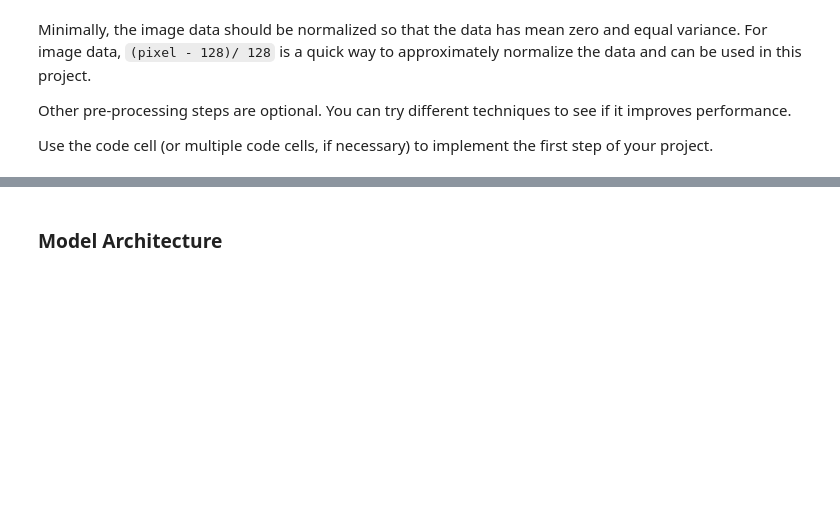
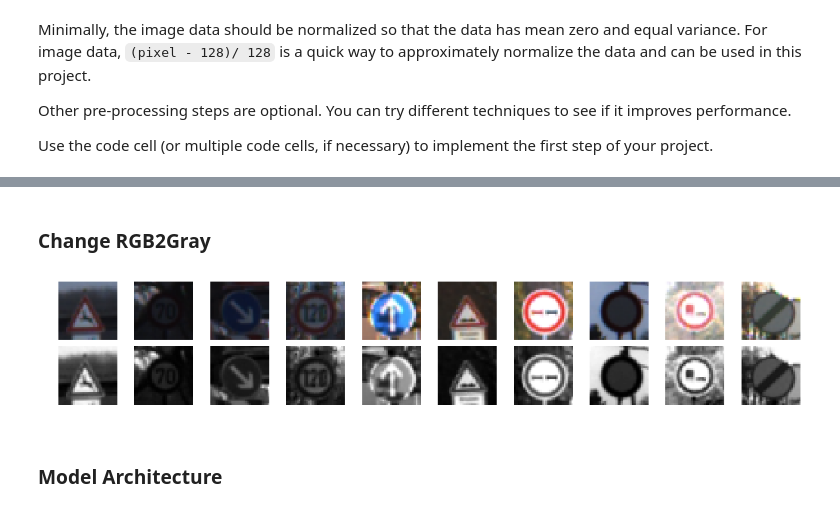
Before and after one commit to Leon-Cao/traffic-sign-classifier, a Jupyter notebook: traffic-sign-classifier-Leon.ipynb, the cells around one changed output, grey strips where cells are left out. Cells and saved outputs as stored; diff of their text form; code cells hidden in the pictures; blank space fills up the shorter version.

```diff
--- a/traffic-sign-classifier-Leon.ipynb
+++ b/traffic-sign-classifier-Leon.ipynb
@@ -221,3 +213,50 @@ print()
+# %% [markdown]
+### Change RGB2Gray
+# %%
+### Preprocess the data here. It is required to normalize the data. Other preprocessing steps could include
+### converting to grayscale, etc.
+### Feel free to use as many code cells as needed.
+
+dimensional_usage = 1
+
+X_train, y_train = shuffle(X_train, y_train)
+X_test, y_test = shuffle(X_test, y_test)
+X_valid, y_valid = shuffle(X_valid, y_valid)
+
+def generate_gray_images(X):
+    X_gray = []
+    #images_gray = np.sum(X/3, axis=3, keepdims=True)
+    images_gray = np.average(X, axis=3)
+    images_gray = np.expand_dims(images_gray, axis=3)
+    X_gray = images_gray
+    X_gray = X_gray.astype('float32')
+    X_gray = (X_gray - 128.)/128.
+
+    return X_gray
+
+X_train_resize = generate_gray_images(X_train)
+
+X_valid_resize = generate_gray_images(X_valid)
+
+X_test_resize = generate_gray_images(X_test)
+
+# show image of 20 random data points
+fig, axs = plt.subplots(2,10, figsize=(18, 3))
+fig.subplots_adjust(hspace = .1, wspace=.001)
+axs = axs.ravel()
+for i in range(10):
+    idx=i
+    image = X_train[idx]
+    axs[idx].axis('off')
+    axs[idx].imshow(image)
+for i in range(10):
+    idx = i
+    image = X_train_resize[idx].squeeze()
+    idx = i+10
+    axs[idx].axis('off')
+    axs[idx].imshow(image, cmap="gray")
+# %% [output]
+[figure, added]
 # %% [markdown]
 ### Model Architecture
 # %%
```
Also changed, not shown: parts of 13 cells of this notebook.
